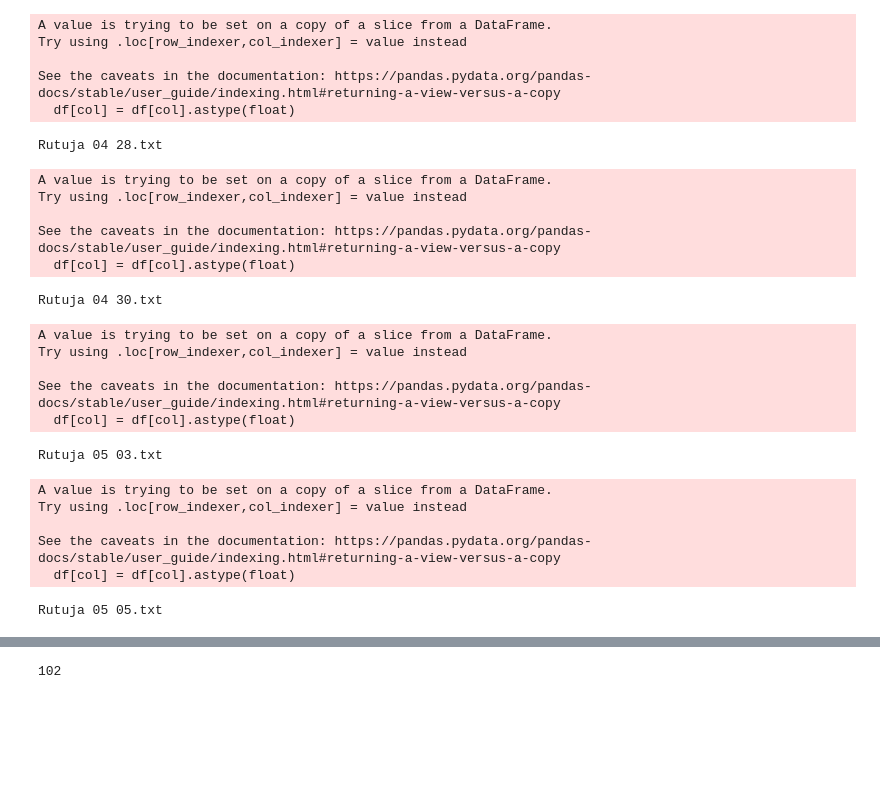
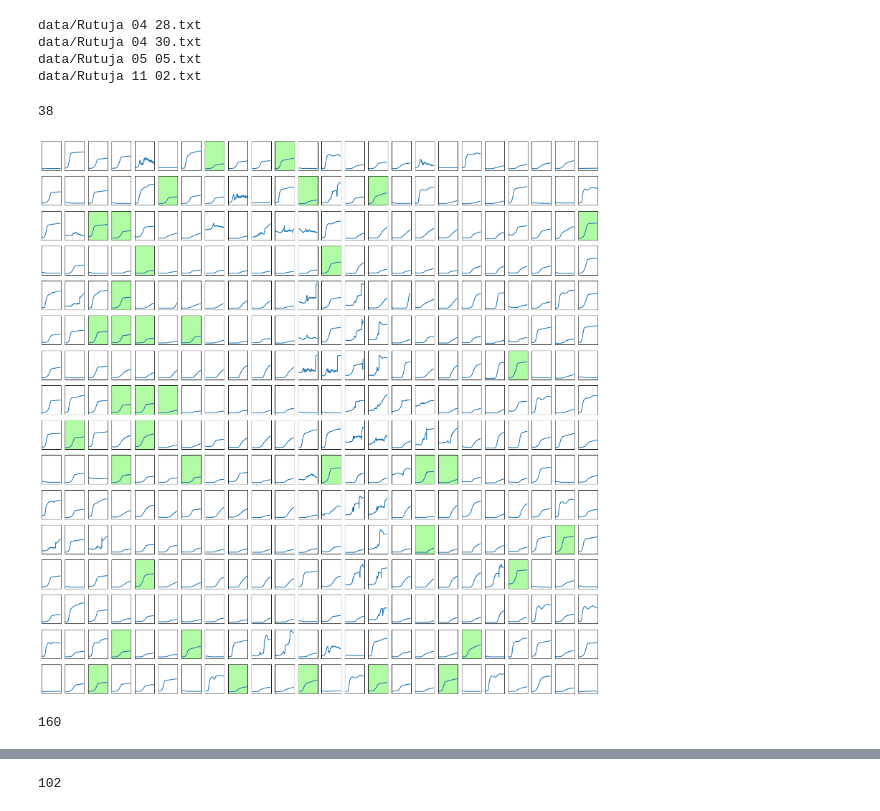
Before and after one commit to rutuja-gupte/sharp-pombe-fitness, a Jupyter notebook: Plotting Plates.ipynb, the cells around one changed output, grey strips where cells are left out. Drawn from its saved outputs; the diff is of its cells as text; code cells hidden in the pictures; blank space fills up the shorter version.

```diff
--- a/Plotting Plates.ipynb
+++ b/Plotting Plates.ipynb
@@ -34,7 +34,7 @@ def graph_df(df, red = []):
     fig, ax = plt.subplots(nrows = 16, ncols = 24, sharex = True, sharey = True, figsize = (20, 20))
     cols = list(df.columns[2:])
     for col in df.columns[2:]: # exclude the non-well columns
-        print(col, end=' ')
+        # print(col, end=' ')
         index = cols.index(col)
         ax[index//24][index%24].plot(df.index, df[col])
         ax[index//24][index%24].get_xaxis().set_visible(False)
@@ -42,7 +42,7 @@ def graph_df(df, red = []):
 
     for col in red:
         index = cols.index(col)
-        ax[index//24][index%24].set_facecolor('red')
+        ax[index//24][index%24].set_facecolor('xkcd:light pastel green')
 
 #         if col in red:
 #             ax[index//24][index%24].set_facecolor('red')
@@ -63,6 +63,6 @@ def inspect_well(df, w1, w2, w3, w4):
     ax[1,1].get_xaxis().set_visible(False)
     ax[1,1].get_yaxis().set_visible(False)
 # %%
-files = [item for item in os.listdir() if item.endswith('.txt')]
+files = ["data/"+item for item in os.listdir("data") if item.endswith('.txt')]
 files
 # %% [output]
@@ -81,34 +78,45 @@ files
 # %%
-df1 = load_df(files[6])
-print(files[6])
-df2 = load_df(files[7])
+df1 = load_df(files[4])
+print(files[4])
+df2 = load_df(files[5])
+print(files[5])
+df3 = load_df(files[7])
 print(files[7])
-df3 = load_df(files[8])
+df4 = load_df(files[8])
 print(files[8])
-df4 = load_df(files[9])
-print(files[9])
 # %% [output]
-A value is trying to be set on a copy of a slice from a DataFrame.
-Try using .loc[row_indexer,col_indexer] = value instead
-
-See the caveats in the documentation: https://pandas.pydata.org/pandas-docs/stable/user_guide/indexing.html#returning-a-view-versus-a-copy
-  df[col] = df[col].astype(float)
+data/Rutuja 04 28.txt
+data/Rutuja 04 30.txt
+data/Rutuja 05 05.txt
+data/Rutuja 11 02.txt
-Rutuja 04 28.txt
-A value is trying to be set on a copy of a slice from a DataFrame.
-Try using .loc[row_indexer,col_indexer] = value instead
-
-See the caveats in the documentation: https://pandas.pydata.org/pandas-docs/stable/user_guide/indexing.html#returning-a-view-versus-a-copy
-  df[col] = df[col].astype(float)
-Rutuja 04 30.txt
-A value is trying to be set on a copy of a slice from a DataFrame.
-Try using .loc[row_indexer,col_indexer] = value instead
-
-See the caveats in the documentation: https://pandas.pydata.org/pandas-docs/stable/user_guide/indexing.html#returning-a-view-versus-a-copy
-  df[col] = df[col].astype(float)
-Rutuja 05 03.txt
-A value is trying to be set on a copy of a slice from a DataFrame.
-Try using .loc[row_indexer,col_indexer] = value instead
-
-See the caveats in the documentation: https://pandas.pydata.org/pandas-docs/stable/user_guide/indexing.html#returning-a-view-versus-a-copy
-  df[col] = df[col].astype(float)
-Rutuja 05 05.txt
+# %%
+string = '''
+ "I2"  "C3"  "F3"  "P3"  "C4"  "E4"  "F4"  "H4"  "J4"  "O4"  "D5"  "F5"  "H5"
+ "I5"  "M5"  "B6"  "H6"  "F7"  "J7"  "O7"  "A8"  "P9"  "A11" "B12" "P12" "D13"
+ "J13" "B15" "P15" "J17" "L17" "J18" "P18" "O19" "G21" "M21" "L23" "C24"
+ '''
+l = string.replace('"', "").split()
+l = list(set(l))
+len(l)
+# %% [output]
+38
+# %%
+graph_df(df1, l)
+# %% [output]
+[figure, added]
+# %%
+string = '''
+"F1"  "L1"  "O2"  "F3"  "L3"  "P3"  "C4"  "D4"  "E4"  "F4"  "G4"  "H4"  "I4"  "J4"  "K4"  "L4"  "M4"  "N4"  "O4"  "C5"  "D5"
+ "E5"  "F5"  "G5"  "H5"  "I5"  "J5"  "L5"  "N5"  "B6"  "C6"  "D6"  "E6"  "F6"  "H6"  "J6"  "K6"  "L6"  "M6"  "N6"  "C7"  "E7"
+  "F7"  "G7"  "H7"  "J7"  "K7"  "L7"  "M7"  "N7"  "A8"  "C8"  "D8"  "E8"  "F8"  "G8"  "H8"  "I8"  "K8"  "L8"  "M8"  "N8"  "C9"
+ "D9"  "E9"  "F9"  "G9"  "H9"  "M9"  "N9"  "P9"  "C10" "D10" "E10" "F10" "G10" "H10" "J10" "K10" "L10" "M10" "N10" "O10" "C11"
+  "D11" "E11" "F11" "G11" "H11" "I11" "J11" "K11" "L11" "M11" "N11" "D12" "E12" "F12" "J12" "D13" "N13" "A14" "F15" "P15" "D16"
+"H16" "N16" "O16" "F17" "H17" "K17" "M17" "N17" "B18" "F18" "I18" "J18" "K18" "L18" "N18" "A19" "E19" "F19" "G19" "H19" "I19"
+"J19" "K19" "L19" "M19" "N19" "E20" "F20" "G20" "H20" "I20" "J20" "K20" "L20" "M20" "N20" "C21" "D21" "E21" "F21" "G21" "H21"
+"I21" "J21" "K21" "L21" "M21" "N21" "P21" "C22" "I22" "F23" "L23" "O23" "I24"
+ '''
+l = string.replace('"', "").split()
+l = list(set(l))
+len(l)
+# %% [output]
+160
```
Also changed, not shown: parts of 8 cells of this notebook.
